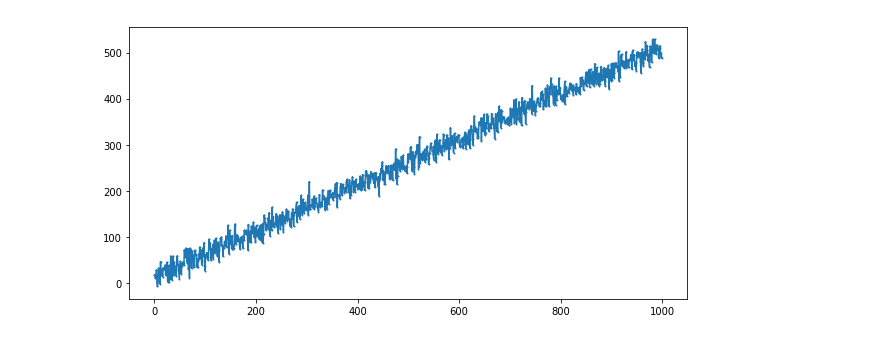
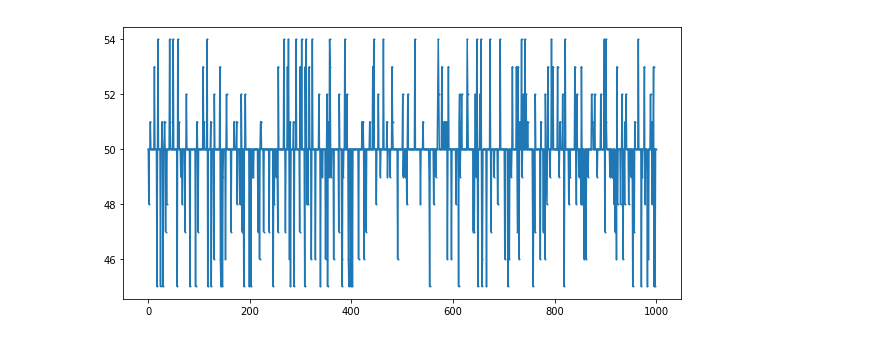
Before and after one commit to hovhanns/DataGenerator, a Jupyter notebook: jupyter/TimeSeriesGenerator.ipynb, the cells around one changed output. Saved outputs shown, nothing was run; the diff lists cells and outputs as text; code cells hidden in the pictures.

```diff
--- a/jupyter/TimeSeriesGenerator.ipynb
+++ b/jupyter/TimeSeriesGenerator.ipynb
@@ -20,26 +20,26 @@ def trendy(k=3, b=3, size=100):
 def const(b=3, size=100):
     return trendy(0, b, size)
 # %%
-def noice(noice_per=5, amplitude=10, size=100):
+def noise(noise_per=5, amplitude=10, size=100):
     import time
     np.random.seed(int(time.time()))
-    noice_per /=100
-    noice_high = amplitude
-    noice_low = -1 * amplitude
-    randoms = np.random.randint(low=noice_low, high=noice_high, size=(int(size * noice_per)))
-    noice = np.array([0]*int(size * round(1-noice_per,2)))
-    noice = np.concatenate((noice, randoms))
-    np.random.shuffle(noice)
-    return noice
+    noise_per /=100
+    noise_high = amplitude
+    noise_low = -1 * amplitude
+    randoms = np.random.randint(low=noise_low, high=noise_high, size=(int(size * noise_per)))
+    noise = np.array([0]*int(size * round(1-noise_per,2)))
+    noise = np.concatenate((noise, randoms))
+    np.random.shuffle(noise)
+    return noise
 # %%
-def near_linear(k=3, b=3, noice_per=5, amplitude=3, size=100):
-    linear = trendy(k, b, size)
-    nc = noice(noice_per=noice_per, size=size, amplitude=amplitude)
-    near_linear = linear + nc
-    return near_linear
+def near_trendy(k=3, b=3, noise_per=5, amplitude=3, size=100):
+    tr = trendy(k, b, size)
+    nc = noise(noise_per=noise_per, size=size, amplitude=amplitude)
+    near_t = tr + nc
+    return near_t
 # %%
-def near_constant(const=5, amplitude=5, noice_per=5, size=100):
-    return near_linear(k=0, b=const, amplitude=amplitude, size=size)
+def near_constant(const=5, noise_per=5, amplitude=5, size=100):
+    return near_trendy(k=0, b=const, noise_per = noise_per, amplitude=amplitude, size=size)
 # %%
 def trend_stationary(k=3, b=3, mean=10, scale=10, size=100):
     linear = trendy(k=k, b=b, size=size)
@@ -47,15 +47,14 @@ def trend_stationary(k=3, b=3, mean=10, scale=10, size=100):
     return linear + stat
 # %%
 d = {}
-d['k'] = 0.5
-d['b'] = 3
-d['mean'] = 10
-d['scale']=15
 d['size']=1000
-t_stat = trend_stationary(**d)
+d['const'] = 50
+d['amplitude'] = 5
+d['noise_per'] = 30
+t_stat = near_constant(**d)
 
 plt.rcParams["figure.figsize"] = [10, 5]
 plt.plot(t_stat,marker='o', markersize=1)
 plt.show()
 # %% [output]
-[figure, old version]
+[figure, new version]
```
